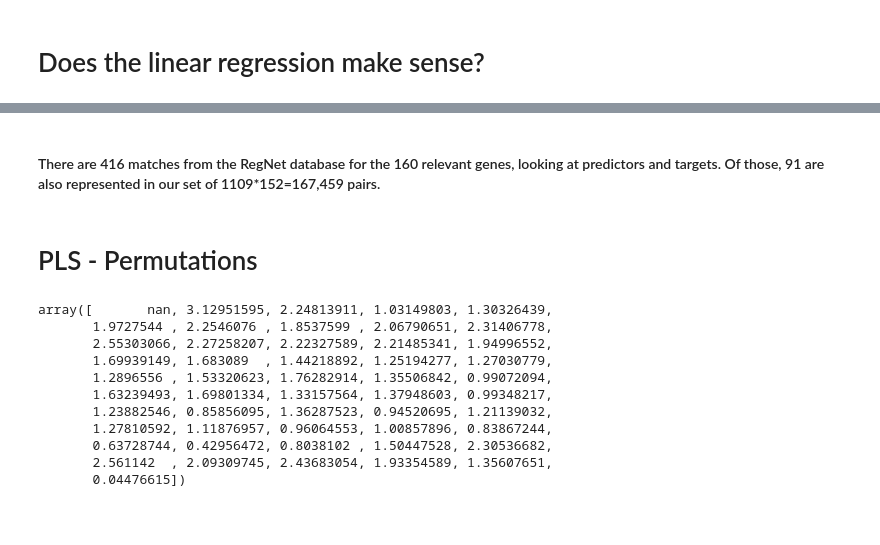
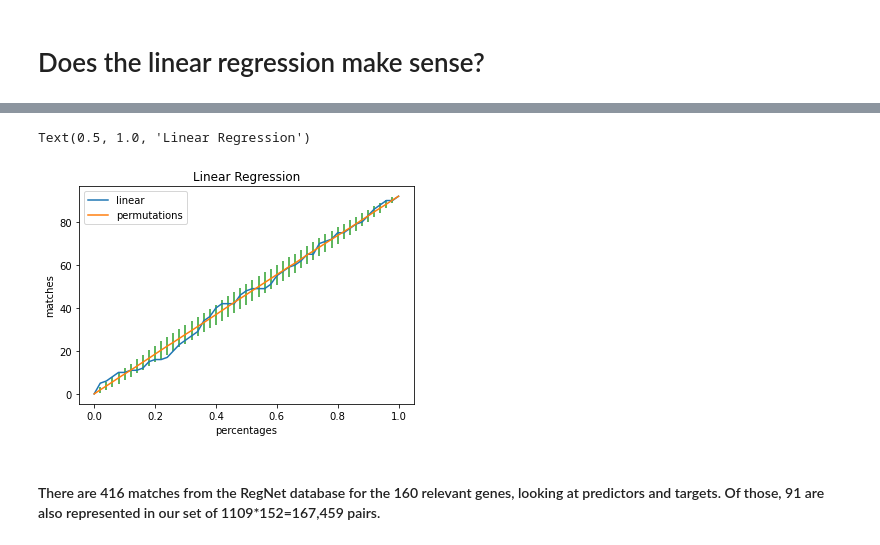
Before and after one commit to antschum/thesis, a Jupyter notebook: GeneAnalysis.ipynb, the cells around one changed output, grey strips where cells are left out. Cells and saved outputs as stored; diff of their text form; code cells hidden in the pictures; blank space fills up the shorter version.

```diff
--- a/GeneAnalysis.ipynb
+++ b/GeneAnalysis.ipynb
@@ -59,5 +95,11 @@ ax.legend()
+# %%
+ax = sns.lineplot(data = linear_count160, x='percentages', y = 'matches',label='linear')
+ax = sns.lineplot(data = linear_permut160, x ='percentages', y = 'mean', label='permutations')
+ax.errorbar(linear_permut160['percentages'], linear_permut160['mean'], yerr=linear_permut160['std'], fmt=' ', zorder=-1)
+ax.legend()
+ax.set_title('Linear Regression')
+# %% [output]
+Text(0.5, 1.0, 'Linear Regression')
+[figure, added]
 # %% [markdown]
 #### There are 416 matches from the RegNet database for the 160 relevant genes, looking at predictors and targets. Of those, 91 are also represented in our set of 1109*152=167,459 pairs.
-# %% [markdown]
-
-# PLS - Permutations
@@ -73,14 +105,0 @@ pls_permut160['percentages'], pls_count160['percentages']=percentages, percentag
-# %%
-z_scores
-# %% [output]
-array([       nan, 3.12951595, 2.24813911, 1.03149803, 1.30326439,
-       1.9727544 , 2.2546076 , 1.8537599 , 2.06790651, 2.31406778,
-       2.55303066, 2.27258207, 2.22327589, 2.21485341, 1.94996552,
-       1.69939149, 1.683089  , 1.44218892, 1.25194277, 1.27030779,
-       1.2896556 , 1.53320623, 1.76282914, 1.35506842, 0.99072094,
-       1.63239493, 1.69801334, 1.33157564, 1.37948603, 0.99348217,
-       1.23882546, 0.85856095, 1.36287523, 0.94520695, 1.21139032,
-       1.27810592, 1.11876957, 0.96064553, 1.00857896, 0.83867244,
-       0.63728744, 0.42956472, 0.8038102 , 1.50447528, 2.30536682,
-       2.561142  , 2.09309745, 2.43683054, 1.93354589, 1.35607651,
-       0.04476615])
```
Also changed, not shown: parts of 25 cells of this notebook.
